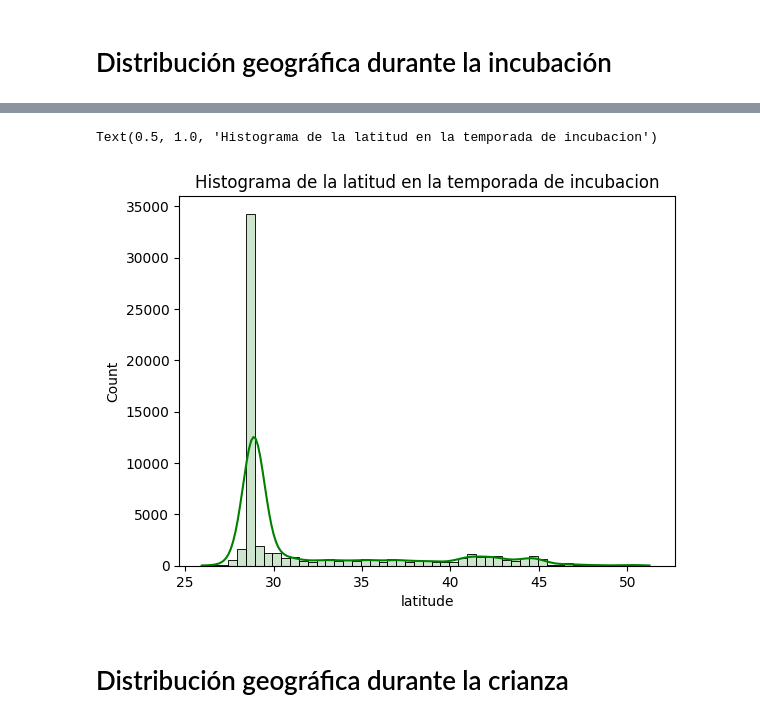
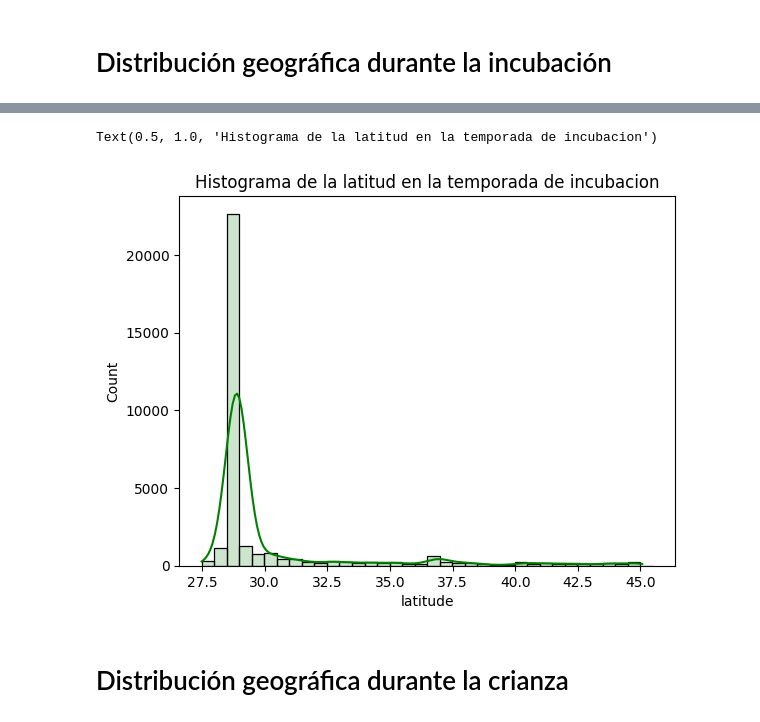
Before and after one commit to MaritzaB/niche_modelling, a Jupyter notebook: src/notebooks/eda_albatross.ipynb, the cells around one changed output, grey strips where cells are left out. Cells and saved outputs as stored; diff of their text form; code cells hidden in the pictures.

```diff
--- a/src/notebooks/eda_albatross.ipynb
+++ b/src/notebooks/eda_albatross.ipynb
@@ -124,10 +135,10 @@ Text(0.5, 1.0, 'Boxplot de la latitud en la temporada de incubacion')
 # %%
-sns.histplot(data = trajectories[trajectories["season"]=="incubacion"],
+sns.histplot(data = trajectories[(trajectories["season"]=="incubacion") & (trajectories["year"]==2014)],
              x="latitude", binwidth=0.5, kde=True, color="green", alpha=0.2)
 plt.title("Histograma de la latitud en la temporada de incubacion")
 # %% [output]
 Text(0.5, 1.0, 'Histograma de la latitud en la temporada de incubacion')
-[figure, old version]
+[figure, new version]
 # %% [markdown]
 # Distribución geográfica durante la crianza
 # %%
```
Also changed, not shown: parts of 6 cells of this notebook, 2 other files.
